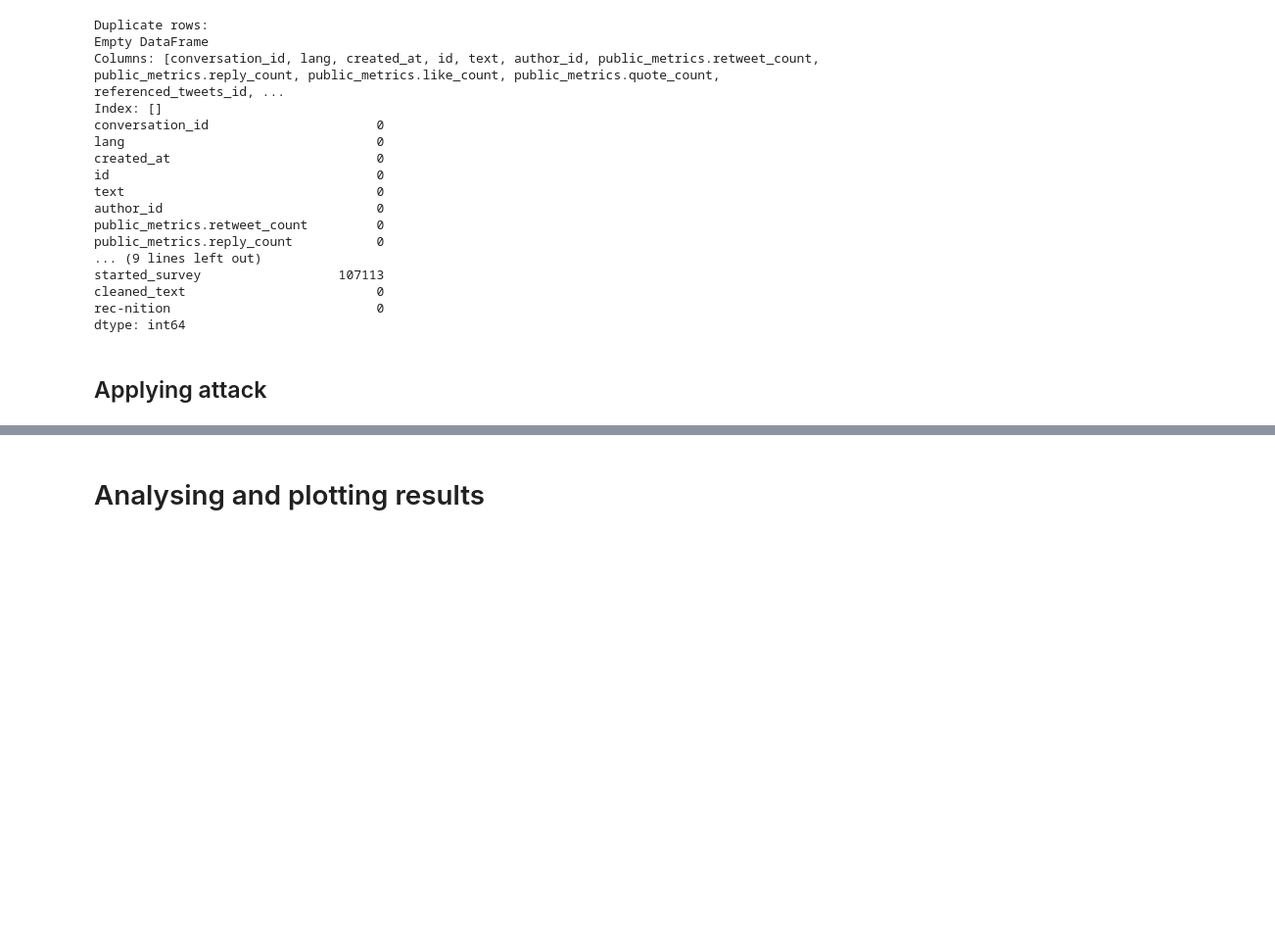
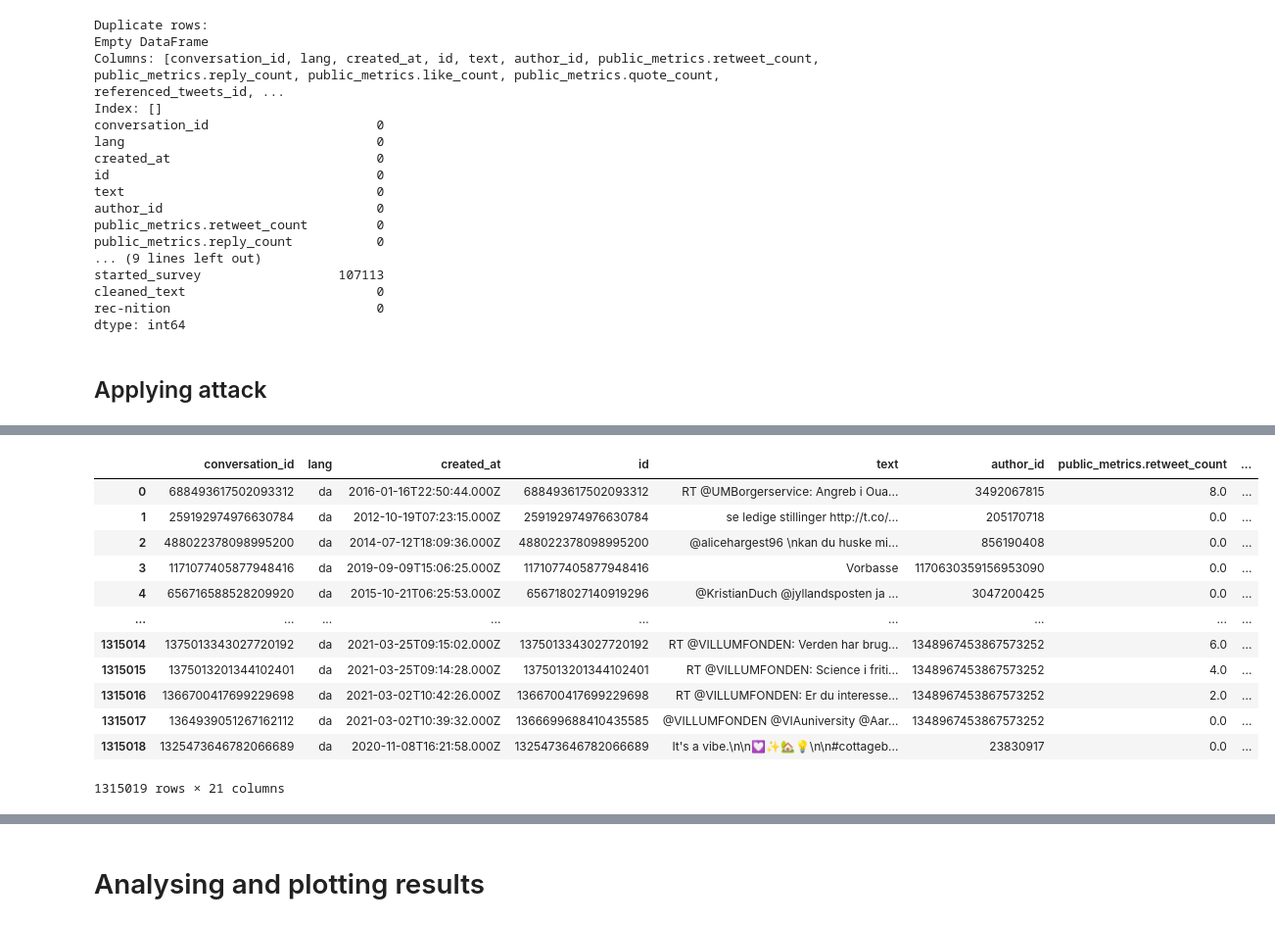
Before and after one commit to idadencker/STANDBY_IDA, a Jupyter notebook: Rec-nition and attack on twitter data/Scripts/Applying_algorithms.ipynb, the cells around one changed output, grey strips where cells are left out. Shown at 98% size. Saved outputs shown, nothing was run; the diff lists cells and outputs as text; code cells hidden in the pictures; blank space fills up the shorter version.

```diff
--- a/Rec-nition and attack on twitter data/Scripts/Applying_algorithms.ipynb
+++ b/Rec-nition and attack on twitter data/Scripts/Applying_algorithms.ipynb
@@ -576,9 +581,12 @@ converters = {
     'public_metrics.reply_count': lambda x: pd.to_numeric(x, errors='coerce'),
     'public_metrics.like_count': lambda x: pd.to_numeric(x, errors='coerce'),
     'public_metrics.quote_count': lambda x: pd.to_numeric(x, errors='coerce'),
-    '__index_level_0__': lambda x: pd.to_numeric(x, errors='coerce'),
-    'rec-nition': lambda x: pd.to_numeric(x, errors='coerce')
+    '__index_level_0__': lambda x: pd.to_numeric(x, errors='coerce')
 }
 
 # Read the CSV file
-both = pd.read_csv('/Users/idahelenedencker/Desktop/twitter_w_rec_attack_all.csv', dtype=dtype_dict_all, converters=converters, na_values=['', 'NaN'])
+both = pd.read_csv('/Users/idahelenedencker/Desktop/STANDBY_Ida/Rec-nition and attack on twitter data/CSV files/twitter_w_rec_attack_all.csv', dtype=dtype_dict_all, converters=converters, na_values=['', 'NaN'])
+
+# Count NaNs in each column
+nan_count = both.isna().sum()
+print(nan_count)
@@ -584,0 +611,18 @@ both = pd.read_csv('/Users/idahelenedencker/Desktop/twitter_w_rec_attack_all.csv
+# %%
+both
+
+#1315019 rows, the same as the cleaned rec-nition data, so no rows are added
+# %% [output]
+|  | conversation_id | lang | created_at | id | text | author_id | public_metrics.retweet_count | ... |
+| 0 | 688493617502093312 | da | 2016-01-16T22:50:44.000Z | 688493617502093312 | RT @UMBorgerservice: Angreb i Oua... | 3492067815 | 8.0 | ... |
+| 1 | 259192974976630784 | da | 2012-10-19T07:23:15.000Z | 259192974976630784 | se ledige stillinger http://t.co/... | 205170718 | 0.0 | ... |
+| 2 | 488022378098995200 | da | 2014-07-12T18:09:36.000Z | 488022378098995200 | @alicehargest96 \nkan du huske mi... | 856190408 | 0.0 | ... |
+| 3 | 1171077405877948416 | da | 2019-09-09T15:06:25.000Z | 1171077405877948416 | Vorbasse | 1170630359156953090 | 0.0 | ... |
+| 4 | 656716588528209920 | da | 2015-10-21T06:25:53.000Z | 656718027140919296 | @KristianDuch @jyllandsposten ja ... | 3047200425 | 0.0 | ... |
+| ... | ... | ... | ... | ... | ... | ... | ... | ... |
+| 1315014 | 1375013343027720192 | da | 2021-03-25T09:15:02.000Z | 1375013343027720192 | RT @VILLUMFONDEN: Verden har brug... | 1348967453867573252 | 6.0 | ... |
+| 1315015 | 1375013201344102401 | da | 2021-03-25T09:14:28.000Z | 1375013201344102401 | RT @VILLUMFONDEN: Science i friti... | 1348967453867573252 | 4.0 | ... |
+| 1315016 | 1366700417699229698 | da | 2021-03-02T10:42:26.000Z | 1366700417699229698 | RT @VILLUMFONDEN: Er du interesse... | 1348967453867573252 | 2.0 | ... |
+| 1315017 | 1364939051267162112 | da | 2021-03-02T10:39:32.000Z | 1366699688410435585 | @VILLUMFONDEN @VIAuniversity @Aar... | 1348967453867573252 | 0.0 | ... |
+| 1315018 | 1325473646782066689 | da | 2020-11-08T16:21:58.000Z | 1325473646782066689 | It's a vibe.\n\n💟✨🏡💡\n\n#cottageb... | 23830917 | 0.0 | ... |
+1315019 rows × 21 columns
```
Also changed, not shown: parts of 16 cells of this notebook, 2 other files.
